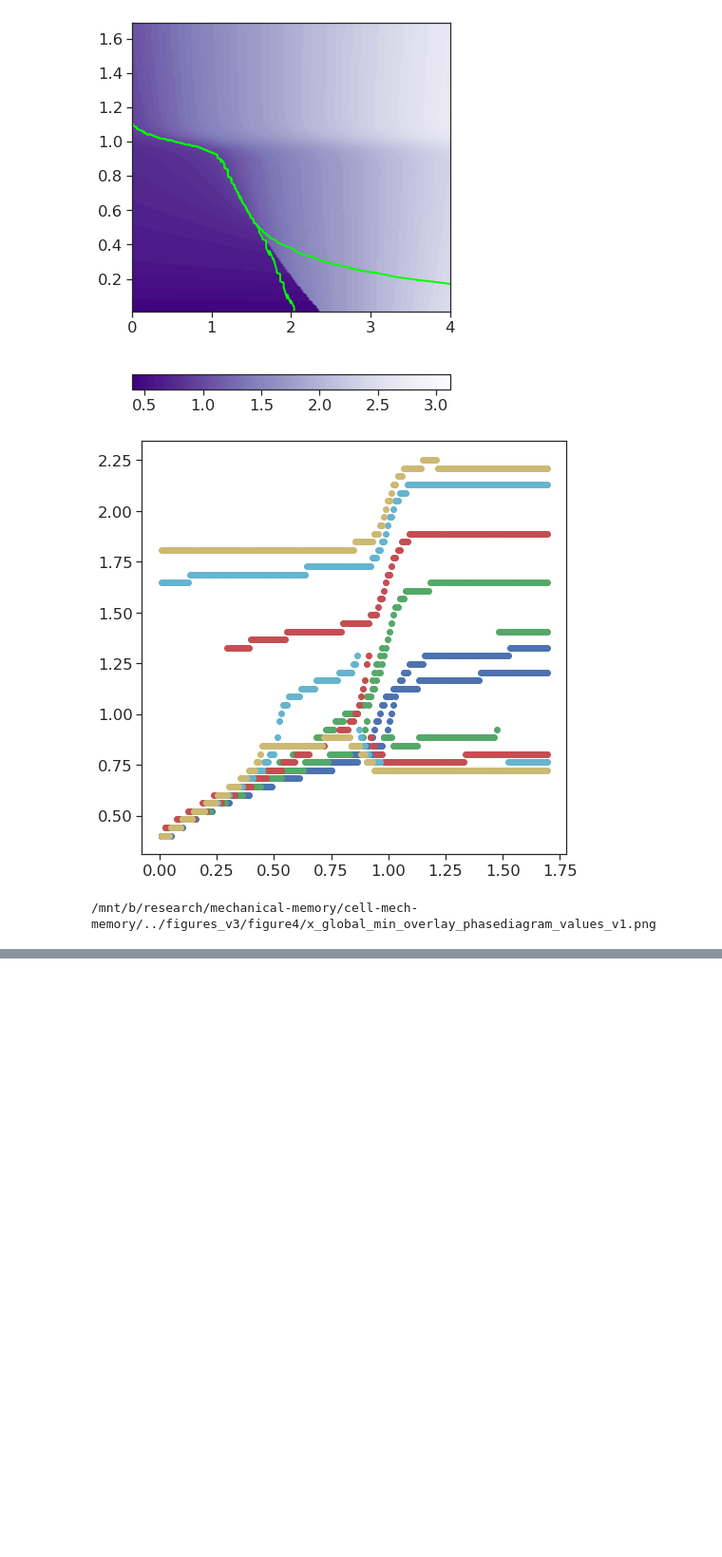
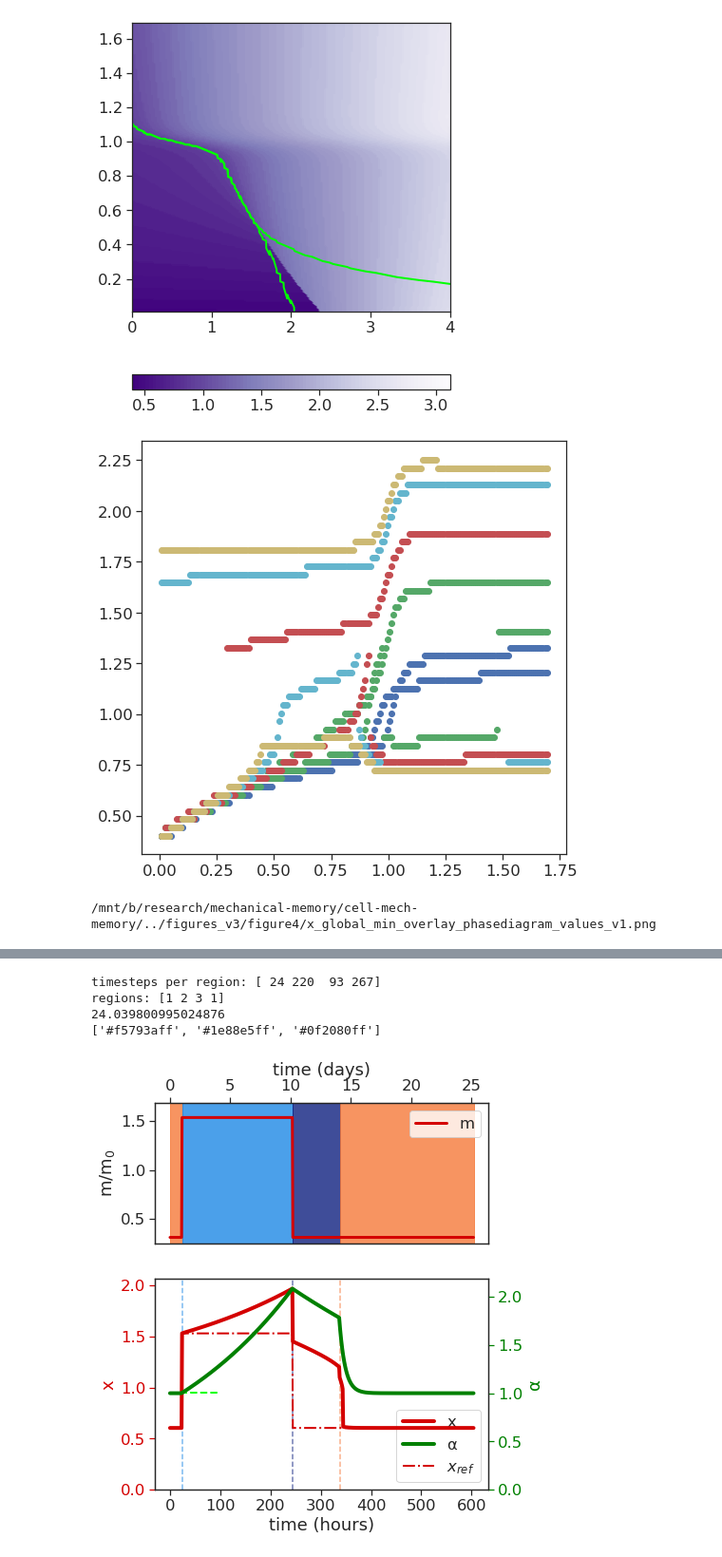
Before and after one commit to chris-price19/cell-mech-memory, a Jupyter notebook: profiles_stiff_genes_v4.ipynb, the cells around one changed output, grey strips where cells are left out. Shown at 95% size. Drawn from its saved outputs; the diff is of its cells as text; code cells hidden in the pictures; blank space fills up the shorter version.

```diff
--- a/profiles_stiff_genes_v4.ipynb
+++ b/profiles_stiff_genes_v4.ipynb
@@ -426,0 +484,51 @@ end = timeit.default_timer()
+# %%
+fig, ax = plt.subplots(2, 1, figsize=(6.3,7.5), gridspec_kw={'height_ratios': [1., 1.5]})
+# fig.suptitle('Energy Dependent \u03b1')
+
+if resultsDF['active_region'].values[-1] == 2:
+#     print('blue')
+    params['color'] = (0., 0., 1.)
+    fname1 = 'profiles_' + params['dynamics'] + "_perm_mem.png"
+#     params['color'] = (212/255, 0., 0.)
+elif 3 in pd.unique(resultsDF['active_region']):
+#     print('red')
+    params['color'] = (212/255, 0., 0.)
+    fname1 = 'profiles_' + params['dynamics'] + "_temp_mem.png"
+else:
+#     print('pink')
+    params['color'] = (1., 0., 1.)
+
+    params['color'] = (102./255, 102./255, 102./255)
+    fname1 = 'profiles_' + params['dynamics'] + "_no_mem.png"
+
+params, fig, axs = plot_profile(fig, ax, resultsDF, params, x_equil, colors=['#f5793aff', '#1e88e5ff', '#0f2080ff'] )
+
+# colors =  [mcolors['darkorange'], mcolors['red'], mcolors['navy'], mcolors['navy'], mcolors['springgreen'], mcolors['springgreen']]
+#  fig2,
+params['input_m'].append(ins.tolist())
+
+base_params = set_params()
+base_params['input_m'].append(ins.tolist())
+
+saveall = False
+if saveall:
+    direc = os.getcwd() + '/../figures_v3/figure4/'
+
+#     fname1 = 'profiles_' + params['dynamics'] + "_perm_mem.png"
+    print(fname1)
+    fig.tight_layout()
+    fig.savefig(direc + fname1, format='png', dpi=600, transparent=True)
+
+#     fname2 = 'PD_' + fname1
+#     print(fname2)
+#     fig2.savefig(direc + fname2, format='png', dpi=600)
+#     params['eps'] = base_params['eps']
+#     print([type(params[i]) for i in params.keys()])
+    with open(direc+fname1 + '.json', 'w') as f:
+        f.write(json.dumps(base_params))
+# %% [output]
+timesteps per region: [ 24 220  93 267]
+regions: [1 2 3 1]
+24.039800995024876
+['#f5793aff', '#1e88e5ff', '#0f2080ff']
+[figure, added]
```
Also changed, not shown: parts of 5 cells of this notebook, 6 other files.
